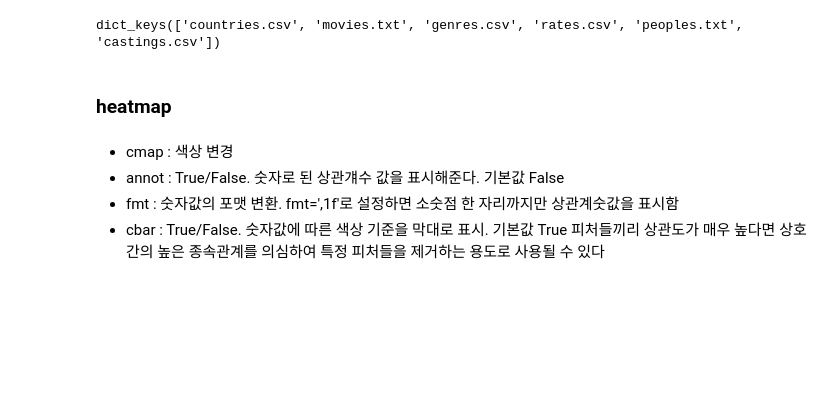
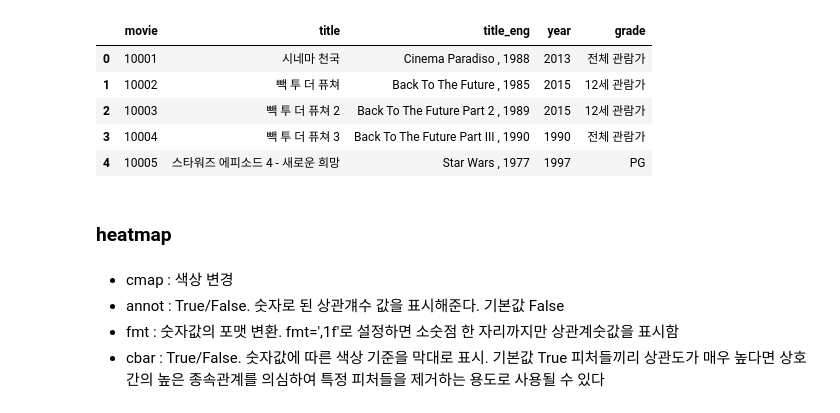
Before and after one commit to whyNot077/codyssey, a Jupyter notebook: chapter 2/2-7 상관 관계 파악 : heatmap/corr.ipynb, the cells around one changed output. Drawn from its saved outputs; the diff is of its cells as text; code cells hidden in the pictures; blank space fills up the shorter version.

```diff
--- a/chapter 2/2-7 상관 관계 파악 : heatmap/corr.ipynb
+++ b/chapter 2/2-7 상관 관계 파악 : heatmap/corr.ipynb
@@ -27,11 +27,65 @@ def get_dataframe(dataset_path, encoding="utf-8"):
     except Exception as e:
         print(f"An unexpected error occurred: {e}")
 # %%
-kmrd_path = "../../kmrd-small"
-dataframes = get_dataframe(kmrd_path)
-print(f"{dataframes.keys()}")
+# countries.csv 데이터프레임 불러오기
+countries_df = dataframes['countries.csv']
+
+movies_df = dataframes['movies.txt'].copy()
+movies_df.columns = movies_df.iloc[0]  # 첫 번째 행을 열 이름으로 설정
+movies_df = movies_df.iloc[1:]  # 첫 번째 행 제거
+movies_df.reset_index(drop=True, inplace=True)
+
+# 1. Title과 Title_eng의 결측치를 처리
+# 둘 중 하나만 있는 경우, 없는 값을 다른 값으로 채움
+movies_df.loc[movies_df['title'].isnull() & movies_df['title_eng'].notnull(), 'title'] = movies_df['title_eng']
+movies_df.loc[movies_df['title_eng'].isnull() & movies_df['title'].notnull(), 'title_eng'] = movies_df['title']
+
+# 둘 다 없는 경우 해당 행 제거
+movies_df = movies_df.dropna(subset=['title', 'title_eng'])
+
+
+# 2. Year 열의 결측치를 최빈값으로 채움
+if movies_df['year'].isnull().sum() > 0:  # 결측치가 있는 경우
+    most_frequent_year = movies_df['year'].mode()[0]  # 최빈값 계산
+    movies_df['year'] = movies_df['year'].fillna(most_frequent_year)
+
+# 3. Grade 열의 결측치를 'Unknown'으로 채움
+movies_df['grade'] = movies_df['grade'].fillna('Unknown')
+
+# 4. type 재설정
+movies_df['movie'] = movies_df['movie'].astype(int)
+movies_df['year'] = movies_df['year'].astype(int)
+
+genres_df = dataframes['genres.csv']
+rates_df = dataframes['rates.csv']
+
+# Unix 타임스탬프를 datetime으로 변환
+rates_df['time'] = pd.to_datetime(rates_df['time'], unit='s')
+
+# peoples.txt 데이터프레임 불러오기
+peoples_df = dataframes['peoples.txt'].copy()
+
+# 첫 번째 행 제거 및 열 이름 설정
+peoples_df.columns = peoples_df.iloc[0]  # 첫 번째 행을 열 이름으로 설정
+peoples_df = peoples_df.iloc[1:]  # 첫 번째 행 제거
+
+# 인덱스 재설정
+peoples_df.reset_index(drop=True, inplace=True)
+
+peoples_df['original'] = peoples_df['original'].fillna('Unknown')
+
+# 4. type 재설정
+peoples_df['people'] = peoples_df['people'].astype(int)
+
+# castings.csv 데이터프레임 불러오기
+castings_df = dataframes['castings.csv']
 # %% [output]
-dict_keys(['countries.csv', 'movies.txt', 'genres.csv', 'rates.csv', 'peoples.txt', 'castings.csv'])
+|  | movie | title | title_eng | year | grade |
+| 0 | 10001 | 시네마 천국 | Cinema Paradiso , 1988 | 2013 | 전체 관람가 |
+| 1 | 10002 | 빽 투 더 퓨쳐 | Back To The Future , 1985 | 2015 | 12세 관람가 |
+| 2 | 10003 | 빽 투 더 퓨쳐 2 | Back To The Future Part 2 , 1989 | 2015 | 12세 관람가 |
+| 3 | 10004 | 빽 투 더 퓨쳐 3 | Back To The Future Part III , 1990 | 1990 | 전체 관람가 |
+| 4 | 10005 | 스타워즈 에피소드 4 - 새로운 희망 | Star Wars , 1977 | 1997 | PG |
 # %%
 # countries.csv 데이터프레임 불러오기
 countries_df = dataframes['countries.csv']
```
Also changed, not shown: 1 other file.
